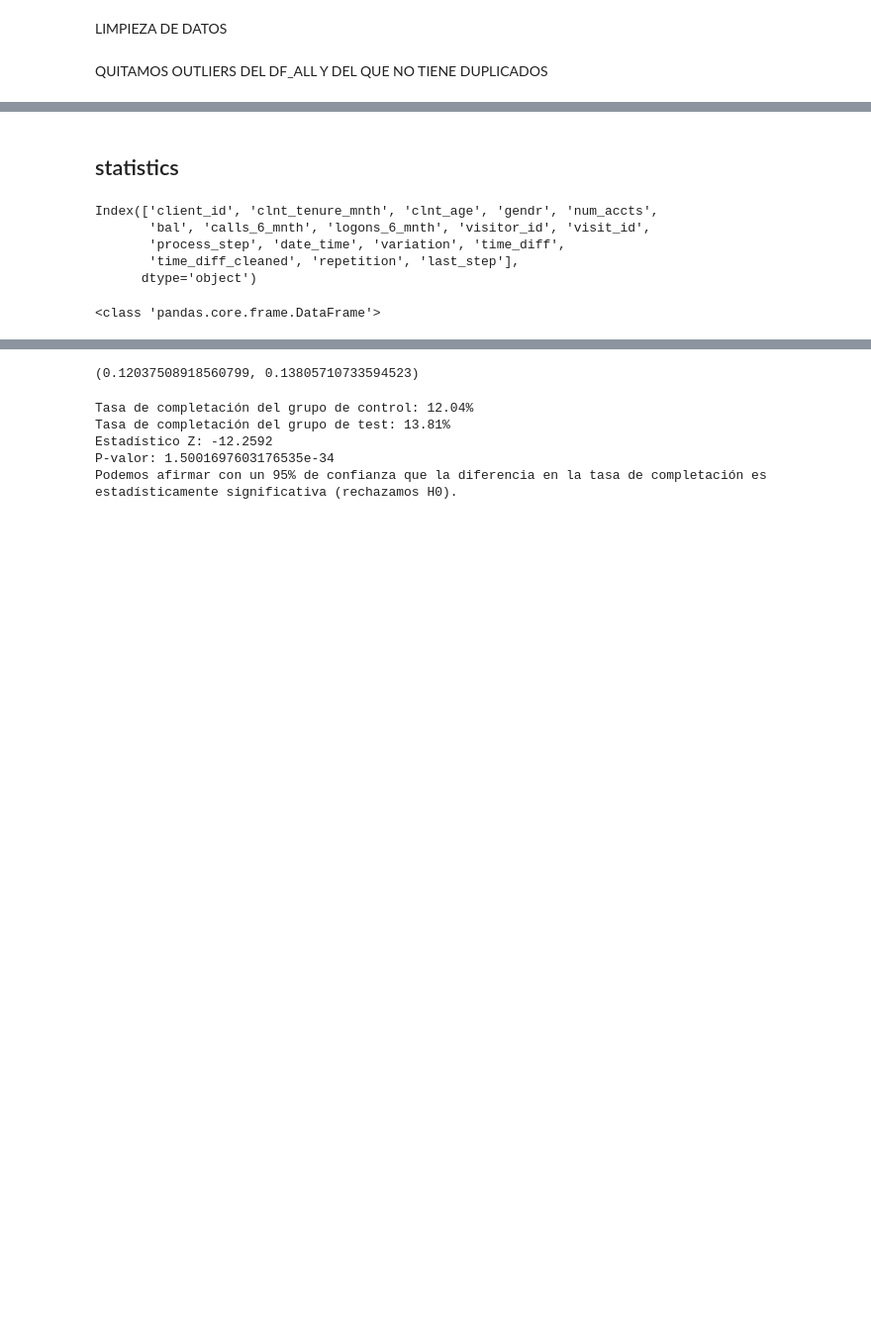
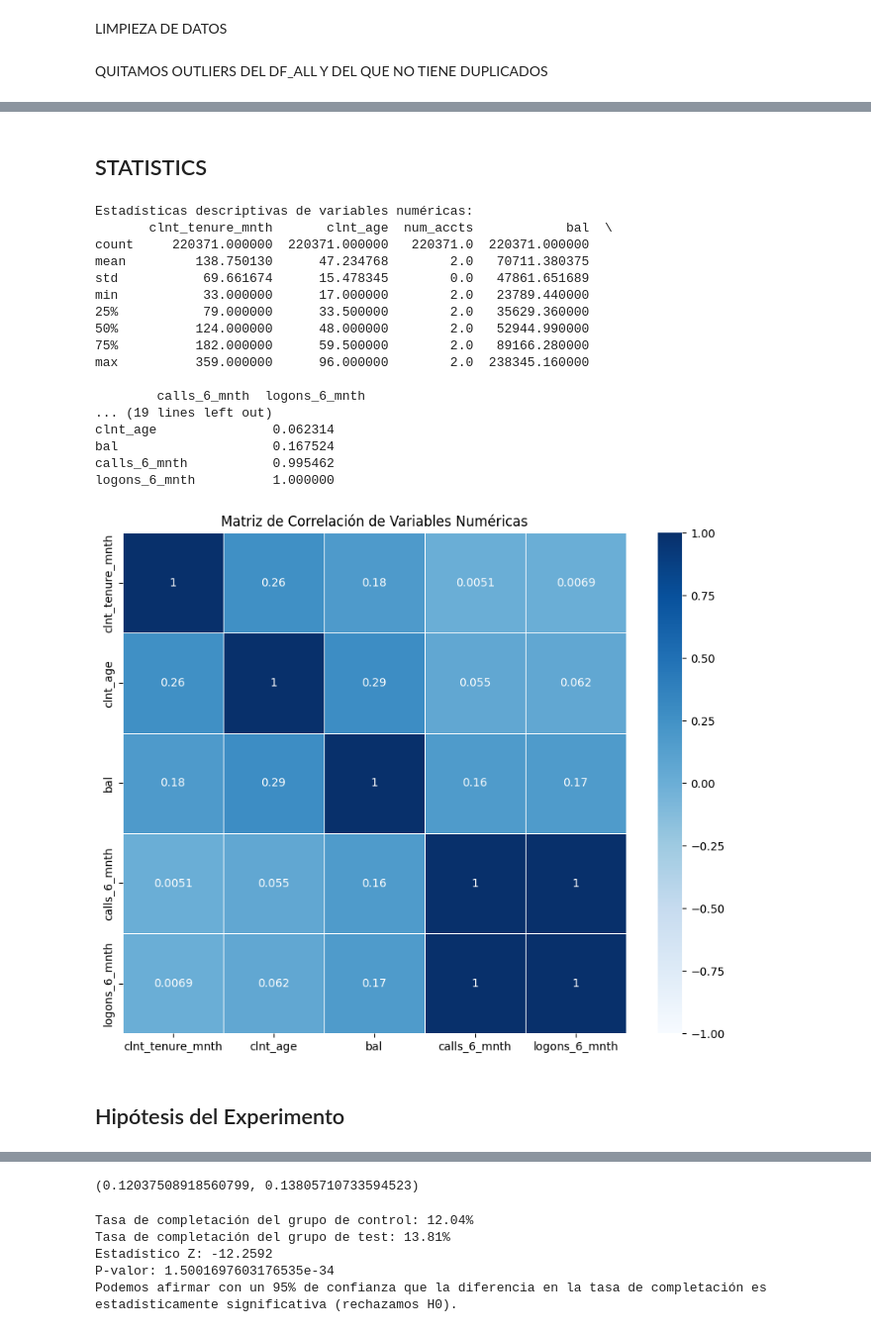
Before and after one commit to ivanalonsom/Project5_EDA_Inferential_Stats, a Jupyter notebook: statics.ipynb, the cells around one changed output, grey strips where cells are left out. Shown: that part at 99% size. Cells and saved outputs as stored; diff of their text form; code cells hidden in the pictures; blank space fills up the shorter version.

```diff
--- a/statics.ipynb
+++ b/statics.ipynb
@@ -69,15 +44,26 @@ df_all.iloc[20:40]
 # %% [markdown]
-## statistics
+## STATISTICS
-# %%
-df_all.columns
-# %% [output]
-Index(['client_id', 'clnt_tenure_mnth', 'clnt_age', 'gendr', 'num_accts',
-       'bal', 'calls_6_mnth', 'logons_6_mnth', 'visitor_id', 'visit_id',
-       'process_step', 'date_time', 'variation', 'time_diff',
-       'time_diff_cleaned', 'repetition', 'last_step'],
-      dtype='object')
-# %%
-print(type(df_all))
-# %% [output]
-<class 'pandas.core.frame.DataFrame'>
+# %%
+analyze_numeric_variables(df_all)
+# %% [output]
+Estadísticas descriptivas de variables numéricas:
+       clnt_tenure_mnth       clnt_age  num_accts            bal  \
+count     220371.000000  220371.000000   220371.0  220371.000000
+mean         138.750130      47.234768        2.0   70711.380375
+std           69.661674      15.478345        0.0   47861.651689
+min           33.000000      17.000000        2.0   23789.440000
+25%           79.000000      33.500000        2.0   35629.360000
+50%          124.000000      48.000000        2.0   52944.990000
+75%          182.000000      59.500000        2.0   89166.280000
+max          359.000000      96.000000        2.0  238345.160000
+
+        calls_6_mnth  logons_6_mnth
+... (19 lines left out)
+clnt_age               0.062314
+bal                    0.167524
+calls_6_mnth           0.995462
+logons_6_mnth          1.000000
+[figure, added]
+# %% [markdown]
+## Hipótesis del Experimento
 # %% [markdown]
```
Also changed, not shown: parts of 9 cells of this notebook.
